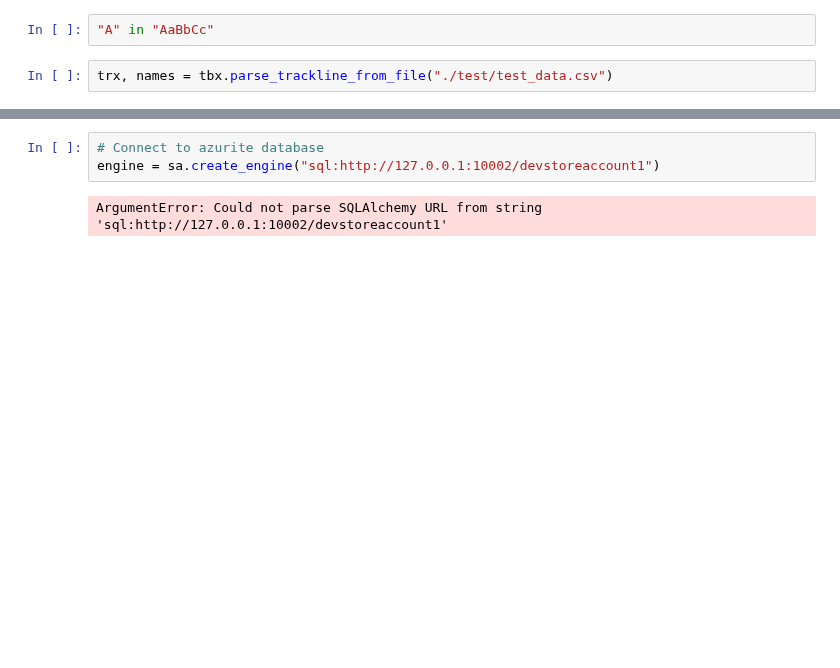
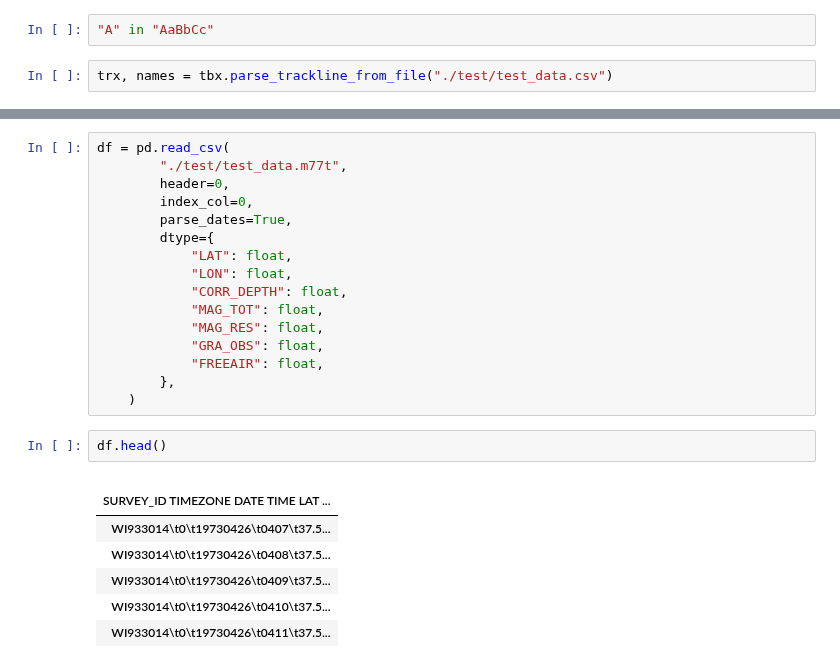
Before and after one commit to jbrodovsky/geophysical_nav, a Jupyter notebook: bathy_pf.ipynb, the cells around one changed output, grey strips where cells are left out. Cells and saved outputs as stored; diff of their text form; blank space fills up the shorter version.

```diff
--- a/bathy_pf.ipynb
+++ b/bathy_pf.ipynb
@@ -559,5 +523,26 @@ import sqlalchemy as sa
-# %%
-# Connect to azurite database
-engine = sa.create_engine("sql:http://127.0.0.1:10002/devstoreaccount1")
-# %% [output]
-ArgumentError: Could not parse SQLAlchemy URL from string 'sql:http://127.0.0.1:10002/devstoreaccount1'
+# %%
+df = pd.read_csv(
+        "./test/test_data.m77t",
+        header=0,
+        index_col=0,
+        parse_dates=True,
+        dtype={
+            "LAT": float,
+            "LON": float,
+            "CORR_DEPTH": float,
+            "MAG_TOT": float,
+            "MAG_RES": float,
+            "GRA_OBS": float,
+            "FREEAIR": float,
+        },
+    )
+# %%
+df.head()
+# %% [output]
+|  |
+| SURVEY_ID TIMEZONE DATE TIME LAT ... |
+| WI933014\t0\t19730426\t0407\t37.5... |
+| WI933014\t0\t19730426\t0408\t37.5... |
+| WI933014\t0\t19730426\t0409\t37.5... |
+| WI933014\t0\t19730426\t0410\t37.5... |
+| WI933014\t0\t19730426\t0411\t37.5... |
```
Also changed, not shown: parts of 14 cells of this notebook, 4 other files.
